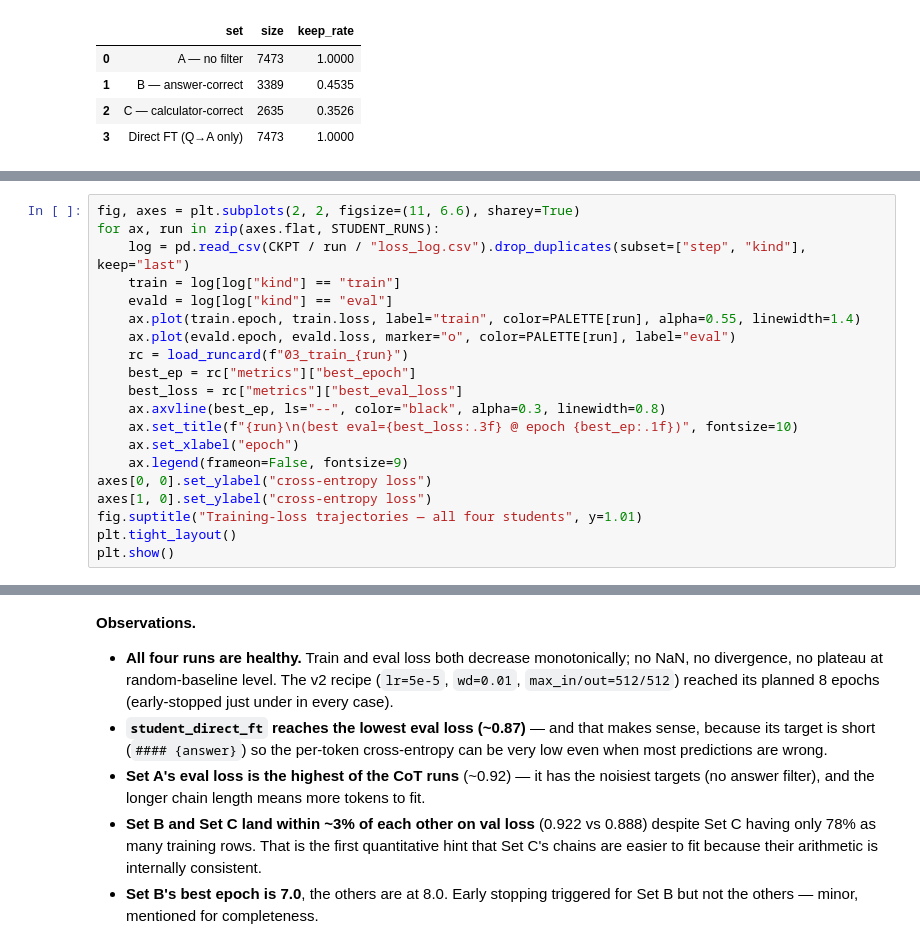
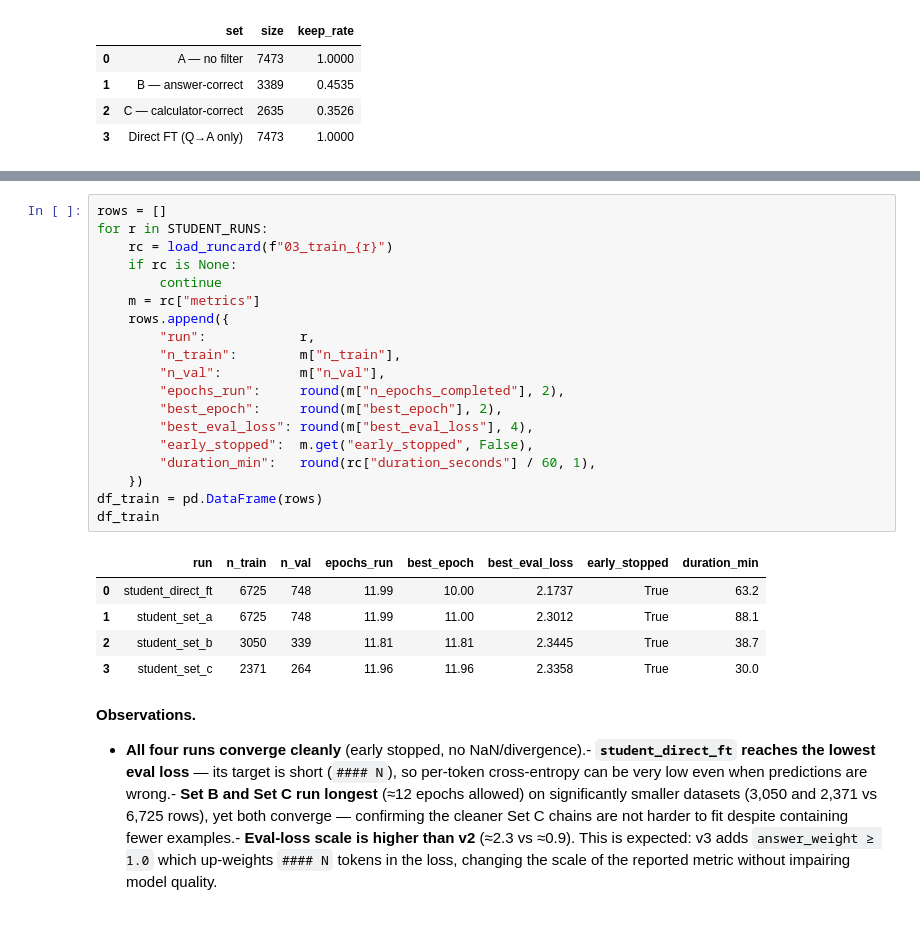
Before and after one commit to rihembenabdallah18/COT_lab, a Jupyter notebook: notebooks/results.ipynb, the cells around one changed output, grey strips where cells are left out. Cells and saved outputs as stored; diff of their text form.

Commit message:
CleanUp

```diff
--- a/notebooks/results.ipynb
+++ b/notebooks/results.ipynb
@@ -207,20 +213,0 @@ df_train
-# %%
-fig, axes = plt.subplots(2, 2, figsize=(11, 6.6), sharey=True)
-for ax, run in zip(axes.flat, STUDENT_RUNS):
-    log = pd.read_csv(CKPT / run / "loss_log.csv").drop_duplicates(subset=["step", "kind"], keep="last")
-    train = log[log["kind"] == "train"]
-    evald = log[log["kind"] == "eval"]
-    ax.plot(train.epoch, train.loss, label="train", color=PALETTE[run], alpha=0.55, linewidth=1.4)
-    ax.plot(evald.epoch, evald.loss, marker="o", color=PALETTE[run], label="eval")
-    rc = load_runcard(f"03_train_{run}")
-    best_ep = rc["metrics"]["best_epoch"]
-    best_loss = rc["metrics"]["best_eval_loss"]
-    ax.axvline(best_ep, ls="--", color="black", alpha=0.3, linewidth=0.8)
-    ax.set_title(f"{run}\n(best eval={best_loss:.3f} @ epoch {best_ep:.1f})", fontsize=10)
-    ax.set_xlabel("epoch")
-    ax.legend(frameon=False, fontsize=9)
-axes[0, 0].set_ylabel("cross-entropy loss")
-axes[1, 0].set_ylabel("cross-entropy loss")
-fig.suptitle("Training-loss trajectories — all four students", y=1.01)
-plt.tight_layout()
-plt.show()
@@ -229,9 +214,30 @@ plt.show()
+# %%
+rows = []
+for r in STUDENT_RUNS:
+    rc = load_runcard(f"03_train_{r}")
+    if rc is None:
+        continue
+    m = rc["metrics"]
+    rows.append({
+        "run":            r,
+        "n_train":        m["n_train"],
+        "n_val":          m["n_val"],
+        "epochs_run":     round(m["n_epochs_completed"], 2),
+        "best_epoch":     round(m["best_epoch"], 2),
+        "best_eval_loss": round(m["best_eval_loss"], 4),
+        "early_stopped":  m.get("early_stopped", False),
+        "duration_min":   round(rc["duration_seconds"] / 60, 1),
+    })
+df_train = pd.DataFrame(rows)
+df_train
+# %% [output]
+|  | run | n_train | n_val | epochs_run | best_epoch | best_eval_loss | early_stopped | duration_min |
+| 0 | student_direct_ft | 6725 | 748 | 11.99 | 10.00 | 2.1737 | True | 63.2 |
+| 1 | student_set_a | 6725 | 748 | 11.99 | 11.00 | 2.3012 | True | 88.1 |
+| 2 | student_set_b | 3050 | 339 | 11.81 | 11.81 | 2.3445 | True | 38.7 |
+| 3 | student_set_c | 2371 | 264 | 11.96 | 11.96 | 2.3358 | True | 30.0 |
 # %% [markdown]
 **Observations.**
 
-- **All four runs are healthy.** Train and eval loss both decrease monotonically; no NaN, no divergence, no plateau at random-baseline level. The v2 recipe (`lr=5e-5`, `wd=0.01`, `max_in/out=512/512`) reached its planned 8 epochs (early-stopped just under in every case).
-- **`student_direct_ft` reaches the lowest eval loss (~0.87)** — and that makes sense, because its target is short (`#### {answer}`) so the per-token cross-entropy can be very low even when most predictions are wrong.
-- **Set A's eval loss is the highest of the CoT runs** (~0.92) — it has the noisiest targets (no answer filter), and the longer chain length means more tokens to fit.
-- **Set B and Set C land within ~3% of each other on val loss** (0.922 vs 0.888) despite Set C having only 78% as many training rows. That is the first quantitative hint that Set C's chains are easier to fit because their arithmetic is internally consistent.
-- **Set B's best epoch is 7.0**, the others are at 8.0. Early stopping triggered for Set B but not the others — minor, mentioned for completeness.
+- **All four runs converge cleanly** (early stopped, no NaN/divergence).- **`student_direct_ft` reaches the lowest eval loss** — its target is short (`#### N`), so per-token cross-entropy can be very low even when predictions are wrong.- **Set B and Set C run longest** (≈12 epochs allowed) on significantly smaller datasets (3,050 and 2,371 vs 6,725 rows), yet both converge — confirming the cleaner Set C chains are not harder to fit despite containing fewer examples.- **Eval-loss scale is higher than v2** (≈2.3 vs ≈0.9). This is expected: v3 adds `answer_weight ≥ 1.0` which up-weights `#### N` tokens in the loss, changing the scale of the reported metric without impairing model quality.
 # %% [markdown]
```
Also changed, not shown: parts of 36 cells of this notebook, 42 other files.
